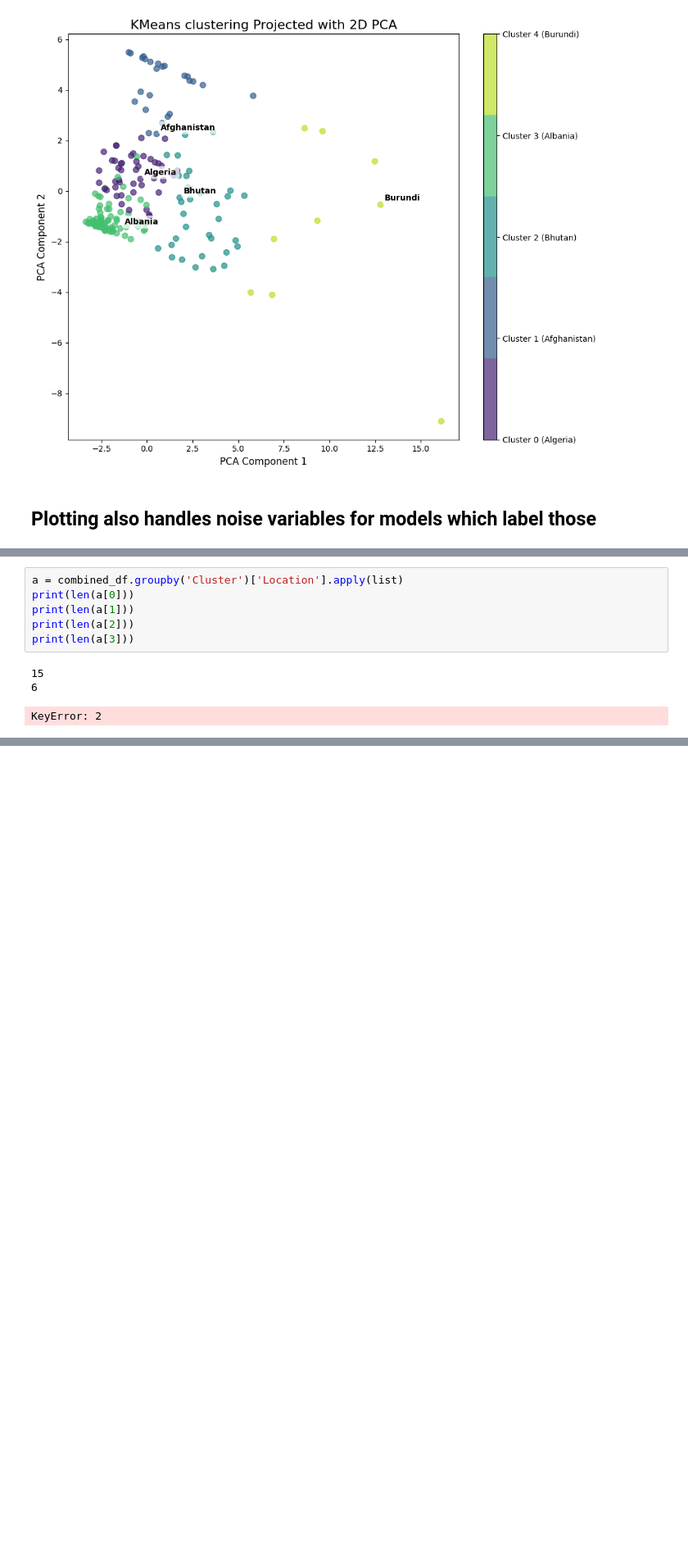
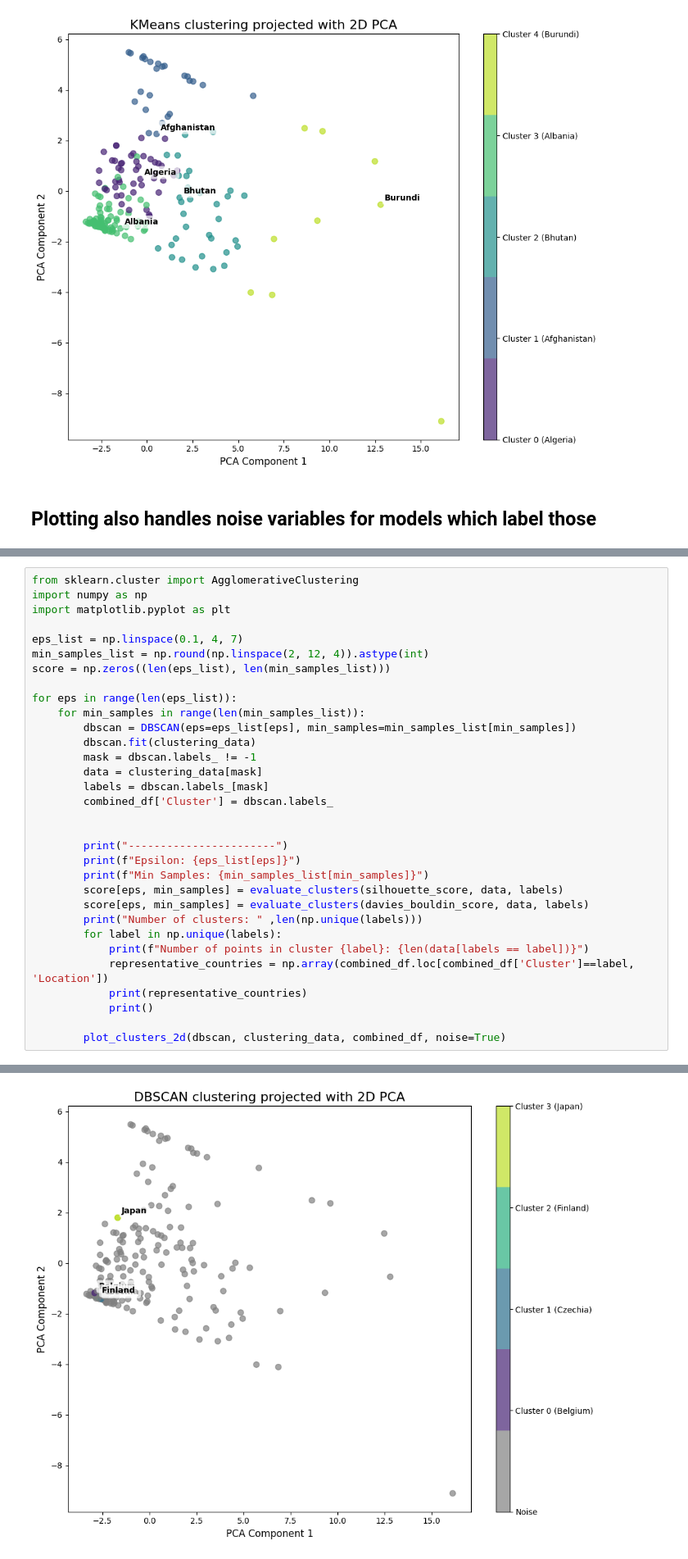
Before and after one commit to Dillenzz/datamine, a Jupyter notebook: preprocessing/preprocess.ipynb, the cells around one changed output, grey strips where cells are left out. Shown at 82% size. Drawn from its saved outputs; the diff is of its cells as text; blank space fills up the shorter version.

Commit message:
Hyperparam testing on DBSCAN, lots of plots, but could be good for report

```diff
--- a/preprocessing/preprocess.ipynb
+++ b/preprocessing/preprocess.ipynb
@@ -233,13 +232,36 @@ plot_clusters_2d(dbscan, clustering_data, combined_df, noise=True)
 silhouette_score: 0.8627241093837335
 davies_bouldin_score: 0.18553837509914262
 [figure]
-# %%
-a = combined_df.groupby('Cluster')['Location'].apply(list)
-print(len(a[0]))
-print(len(a[1]))
-print(len(a[2]))
-print(len(a[3]))
-# %% [output]
-15
-6
-KeyError: 2
+# %%
+from sklearn.cluster import AgglomerativeClustering
+import numpy as np
+import matplotlib.pyplot as plt
+
+eps_list = np.linspace(0.1, 4, 7)
+min_samples_list = np.round(np.linspace(2, 12, 4)).astype(int)
+score = np.zeros((len(eps_list), len(min_samples_list)))
+
+for eps in range(len(eps_list)):
+    for min_samples in range(len(min_samples_list)):
+        dbscan = DBSCAN(eps=eps_list[eps], min_samples=min_samples_list[min_samples])
+        dbscan.fit(clustering_data)
+        mask = dbscan.labels_ != -1
+        data = clustering_data[mask]
+        labels = dbscan.labels_[mask]
+        combined_df['Cluster'] = dbscan.labels_
+
+
+        print("-----------------------")
+        print(f"Epsilon: {eps_list[eps]}")
+        print(f"Min Samples: {min_samples_list[min_samples]}")
+        score[eps, min_samples] = evaluate_clusters(silhouette_score, data, labels)
+        score[eps, min_samples] = evaluate_clusters(davies_bouldin_score, data, labels)
+        print("Number of clusters: " ,len(np.unique(labels)))
+        for label in np.unique(labels):
+            print(f"Number of points in cluster {label}: {len(data[labels == label])}")
+            representative_countries = np.array(combined_df.loc[combined_df['Cluster']==label, 'Location'])
+            print(representative_countries)
+            print()
+
+        plot_clusters_2d(dbscan, clustering_data, combined_df, noise=True)
+# %% [output]
@@ -245,0 +285 @@ KeyError: 2
+[figure, added]
```
Also changed, not shown: parts of 6 cells of this notebook.
